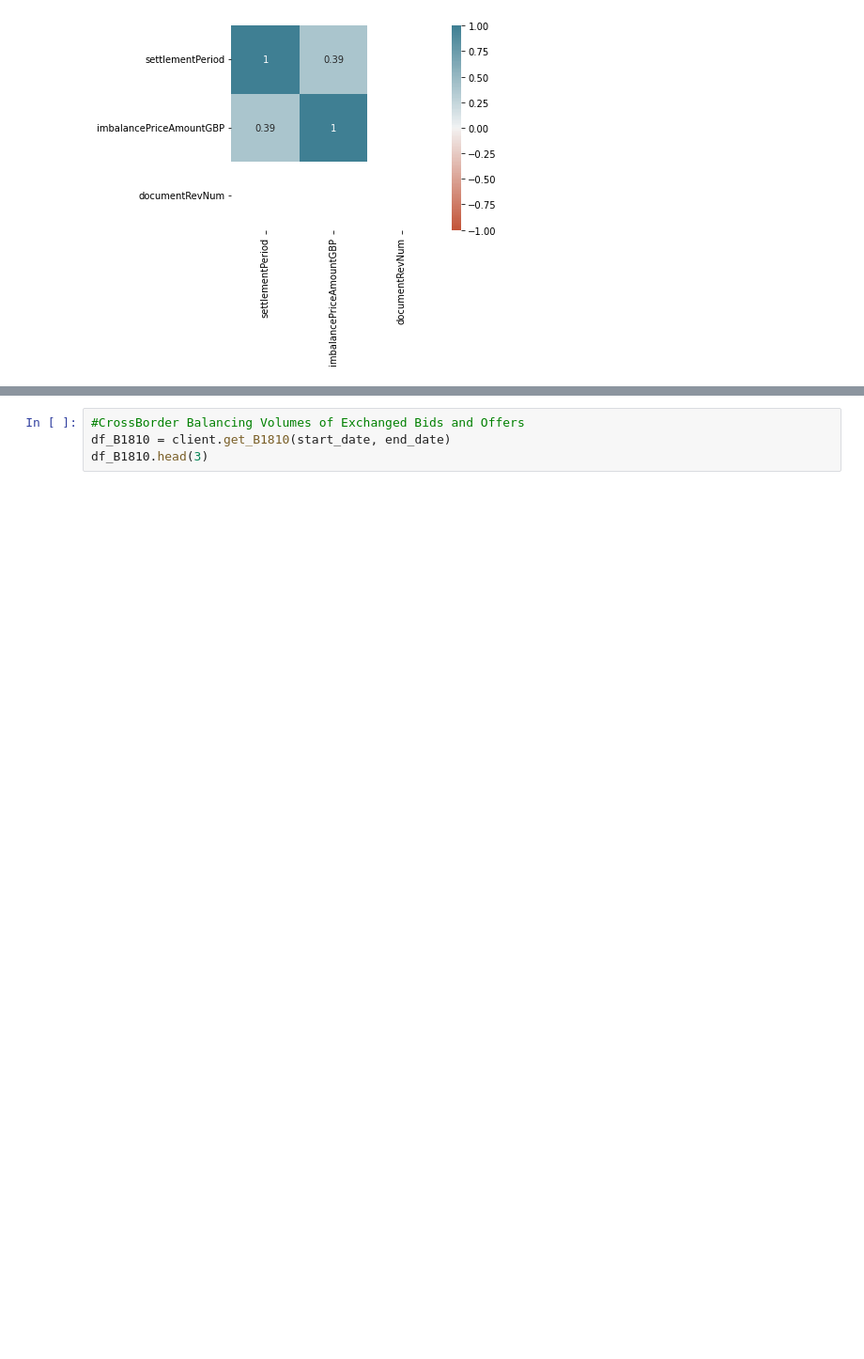
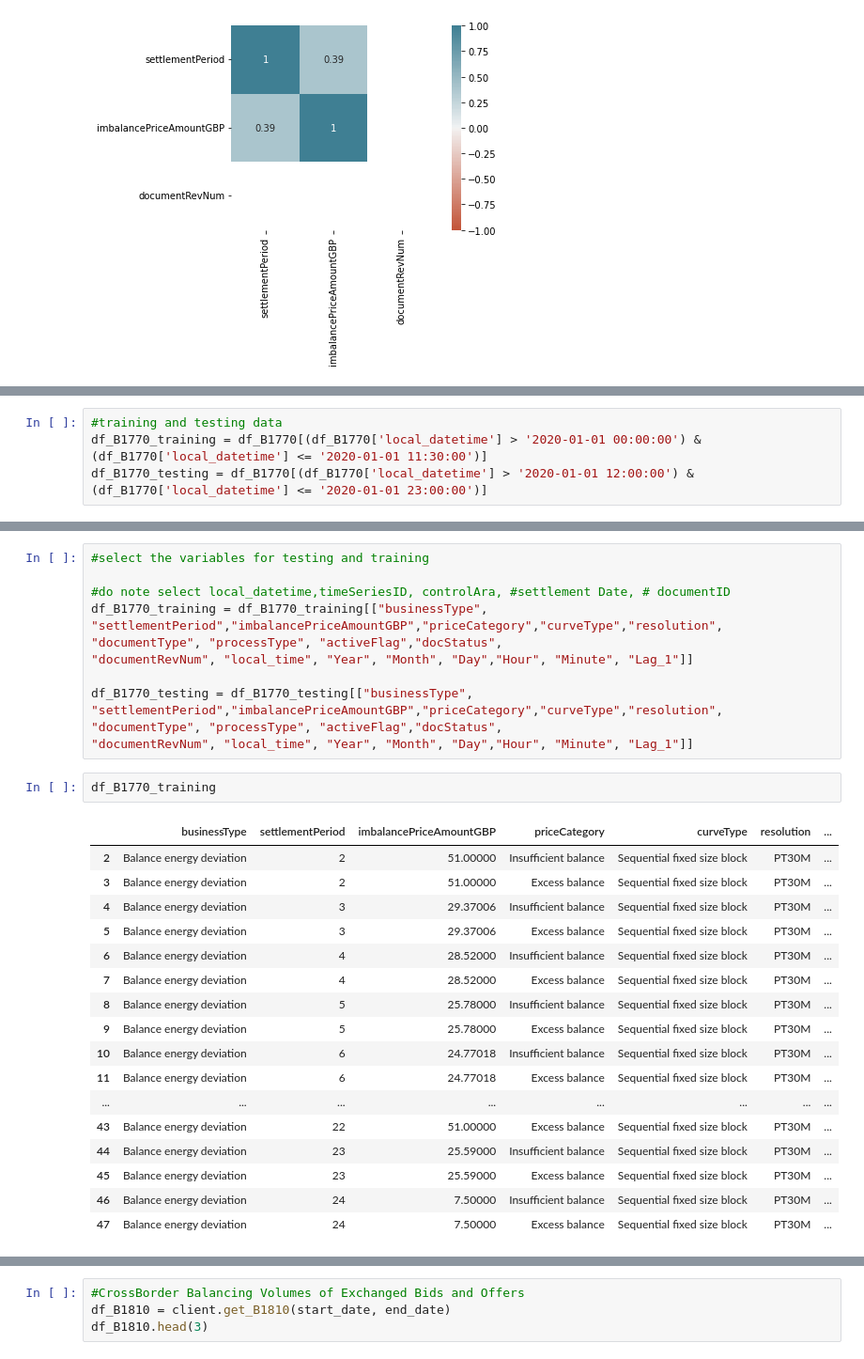
Before and after one commit to ayokariks/bm_forcasting, a Jupyter notebook: data_processing.ipynb, the cells around one changed output, grey strips where cells are left out. Shown at 94% size. Drawn from its saved outputs; the diff is of its cells as text; blank space fills up the shorter version.

```diff
--- a/data_processing.ipynb
+++ b/data_processing.ipynb
@@ -170,0 +242,4 @@ ax = sns.heatmap(
+# %%
+#training and testing data
+df_B1770_training = df_B1770[(df_B1770['local_datetime'] > '2020-01-01 00:00:00') & (df_B1770['local_datetime'] <= '2020-01-01 11:30:00')]
+df_B1770_testing = df_B1770[(df_B1770['local_datetime'] > '2020-01-01 12:00:00') & (df_B1770['local_datetime'] <= '2020-01-01 23:00:00')]
@@ -171,2 +310,31 @@ ax = sns.heatmap(
+# %%
+#select the variables for testing and training
+
+#do note select local_datetime,timeSeriesID, controlAra, #settlement Date, # documentID
+df_B1770_training = df_B1770_training[["businessType", "settlementPeriod","imbalancePriceAmountGBP","priceCategory","curveType","resolution", "documentType", "processType", "activeFlag","docStatus",
+"documentRevNum", "local_time", "Year", "Month", "Day","Hour", "Minute", "Lag_1"]]
+
+df_B1770_testing = df_B1770_testing[["businessType", "settlementPeriod","imbalancePriceAmountGBP","priceCategory","curveType","resolution", "documentType", "processType", "activeFlag","docStatus",
+"documentRevNum", "local_time", "Year", "Month", "Day","Hour", "Minute", "Lag_1"]]
+# %%
+df_B1770_training
+# %% [output]
+|  | businessType | settlementPeriod | imbalancePriceAmountGBP | priceCategory | curveType | resolution | ... |
+| 2 | Balance energy deviation | 2 | 51.00000 | Insufficient balance | Sequential fixed size block | PT30M | ... |
+| 3 | Balance energy deviation | 2 | 51.00000 | Excess balance | Sequential fixed size block | PT30M | ... |
+| 4 | Balance energy deviation | 3 | 29.37006 | Insufficient balance | Sequential fixed size block | PT30M | ... |
+| 5 | Balance energy deviation | 3 | 29.37006 | Excess balance | Sequential fixed size block | PT30M | ... |
+| 6 | Balance energy deviation | 4 | 28.52000 | Insufficient balance | Sequential fixed size block | PT30M | ... |
+| 7 | Balance energy deviation | 4 | 28.52000 | Excess balance | Sequential fixed size block | PT30M | ... |
+| 8 | Balance energy deviation | 5 | 25.78000 | Insufficient balance | Sequential fixed size block | PT30M | ... |
+| 9 | Balance energy deviation | 5 | 25.78000 | Excess balance | Sequential fixed size block | PT30M | ... |
+| 10 | Balance energy deviation | 6 | 24.77018 | Insufficient balance | Sequential fixed size block | PT30M | ... |
+| 11 | Balance energy deviation | 6 | 24.77018 | Excess balance | Sequential fixed size block | PT30M | ... |
+| ... | ... | ... | ... | ... | ... | ... | ... |
+| 43 | Balance energy deviation | 22 | 51.00000 | Excess balance | Sequential fixed size block | PT30M | ... |
+| 44 | Balance energy deviation | 23 | 25.59000 | Insufficient balance | Sequential fixed size block | PT30M | ... |
+| 45 | Balance energy deviation | 23 | 25.59000 | Excess balance | Sequential fixed size block | PT30M | ... |
+| 46 | Balance energy deviation | 24 | 7.50000 | Insufficient balance | Sequential fixed size block | PT30M | ... |
+| 47 | Balance energy deviation | 24 | 7.50000 | Excess balance | Sequential fixed size block | PT30M | ... |
 # %%
 from sklearn.model_selection import train_test_split
```
Also changed, not shown: parts of 37 cells of this notebook, 2 other files.
